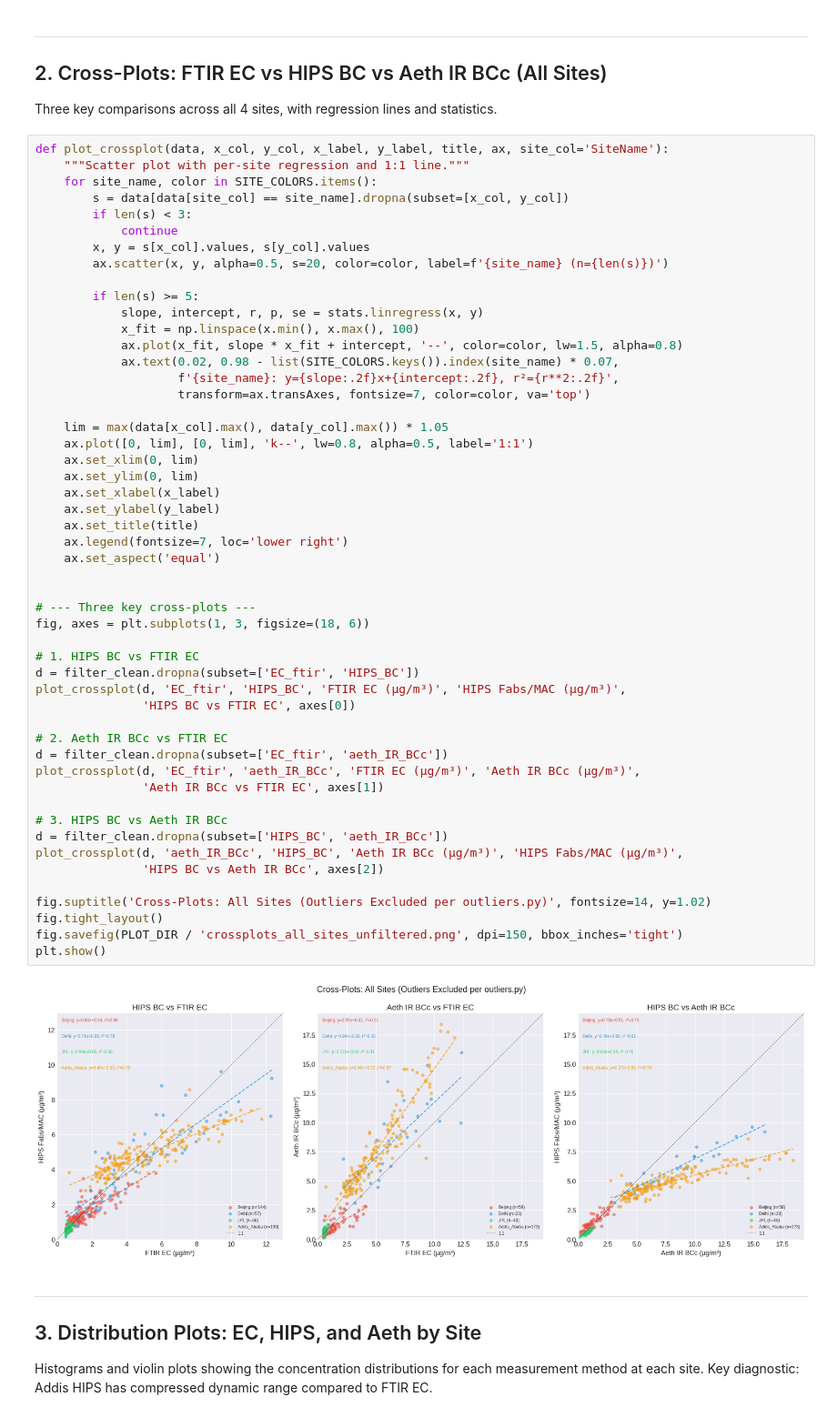
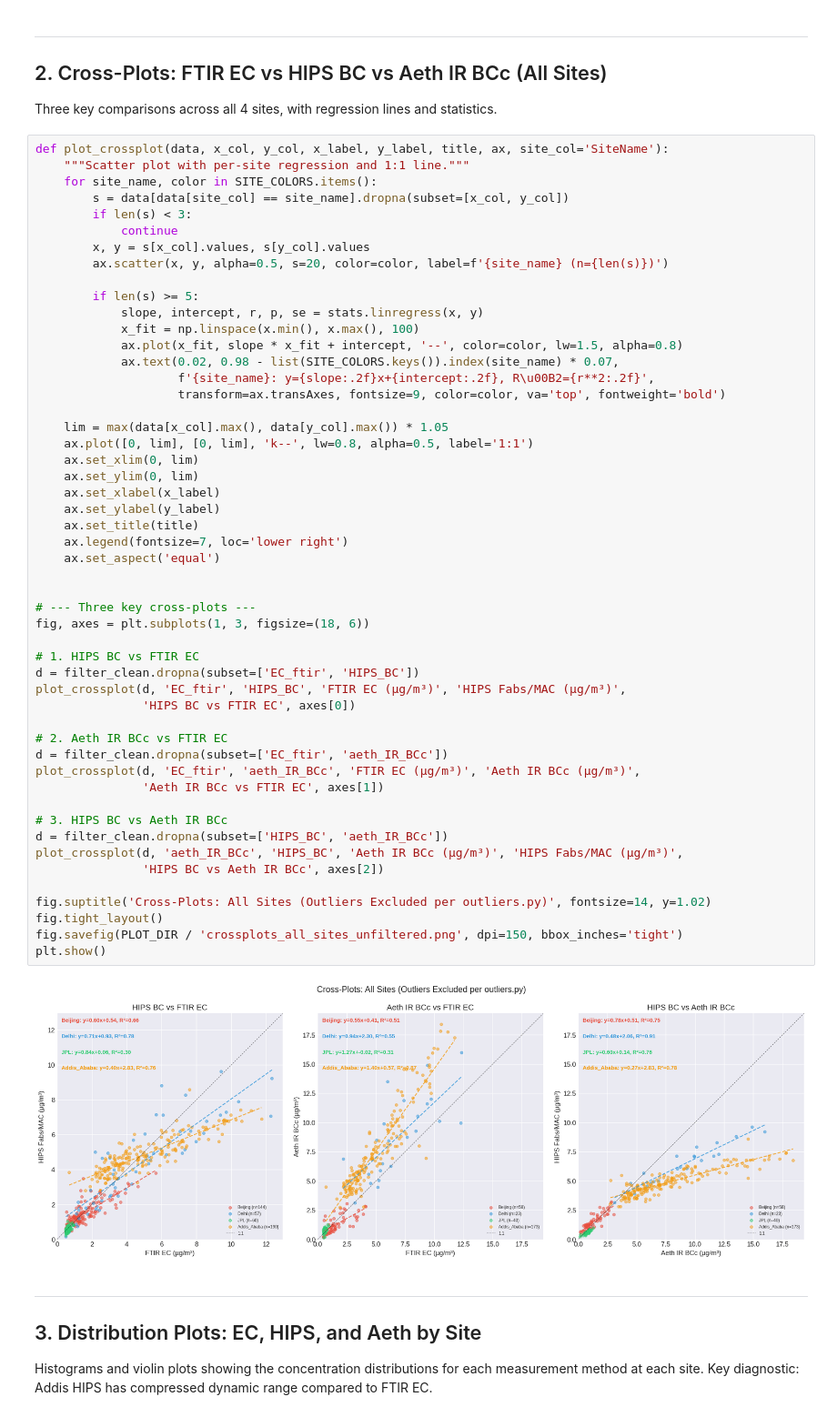
Before and after one commit to ahzs645/aethmodular, a Jupyter notebook: research/ftir_hips_chem/cross_plots_and_distributions_executed.ipynb, the cells around one changed output. Shown at 91% size. Drawn from its saved outputs; the diff is of its cells as text.

```diff
--- a/research/ftir_hips_chem/cross_plots_and_distributions_executed.ipynb
+++ b/research/ftir_hips_chem/cross_plots_and_distributions_executed.ipynb
@@ -174,8 +174,8 @@ def plot_crossplot(data, x_col, y_col, x_label, y_label, title, ax, site_col='Si
             x_fit = np.linspace(x.min(), x.max(), 100)
             ax.plot(x_fit, slope * x_fit + intercept, '--', color=color, lw=1.5, alpha=0.8)
             ax.text(0.02, 0.98 - list(SITE_COLORS.keys()).index(site_name) * 0.07,
-                    f'{site_name}: y={slope:.2f}x+{intercept:.2f}, r²={r**2:.2f}',
-                    transform=ax.transAxes, fontsize=7, color=color, va='top')
+                    f'{site_name}: y={slope:.2f}x+{intercept:.2f}, R\u00B2={r**2:.2f}',
+                    transform=ax.transAxes, fontsize=9, color=color, va='top', fontweight='bold')
 
     lim = max(data[x_col].max(), data[y_col].max()) * 1.05
     ax.plot([0, lim], [0, lim], 'k--', lw=0.8, alpha=0.5, label='1:1')
@@ -184,34 +184,34 @@ def plot_crossplot(data, x_col, y_col, x_label, y_label, title, ax, site_col='Si
     ax.set_xlabel(x_label)
     ax.set_ylabel(y_label)
     ax.set_title(title)
     ax.legend(fontsize=7, loc='lower right')
     ax.set_aspect('equal')
 
 
 # --- Three key cross-plots ---
 fig, axes = plt.subplots(1, 3, figsize=(18, 6))
 
 # 1. HIPS BC vs FTIR EC
 d = filter_clean.dropna(subset=['EC_ftir', 'HIPS_BC'])
 plot_crossplot(d, 'EC_ftir', 'HIPS_BC', 'FTIR EC (µg/m³)', 'HIPS Fabs/MAC (µg/m³)',
                'HIPS BC vs FTIR EC', axes[0])
 
 # 2. Aeth IR BCc vs FTIR EC
 d = filter_clean.dropna(subset=['EC_ftir', 'aeth_IR_BCc'])
 plot_crossplot(d, 'EC_ftir', 'aeth_IR_BCc', 'FTIR EC (µg/m³)', 'Aeth IR BCc (µg/m³)',
                'Aeth IR BCc vs FTIR EC', axes[1])
 
 # 3. HIPS BC vs Aeth IR BCc
 d = filter_clean.dropna(subset=['HIPS_BC', 'aeth_IR_BCc'])
 plot_crossplot(d, 'aeth_IR_BCc', 'HIPS_BC', 'Aeth IR BCc (µg/m³)', 'HIPS Fabs/MAC (µg/m³)',
                'HIPS BC vs Aeth IR BCc', axes[2])
 
 fig.suptitle('Cross-Plots: All Sites (Outliers Excluded per outliers.py)', fontsize=14, y=1.02)
 fig.tight_layout()
 fig.savefig(PLOT_DIR / 'crossplots_all_sites_unfiltered.png', dpi=150, bbox_inches='tight')
 plt.show()
 # %% [output]
-[figure, old version]
+[figure, new version]
 # %% [markdown]
 ---
 ## 3. Distribution Plots: EC, HIPS, and Aeth by Site
```
Also changed, not shown: 3 other files.
